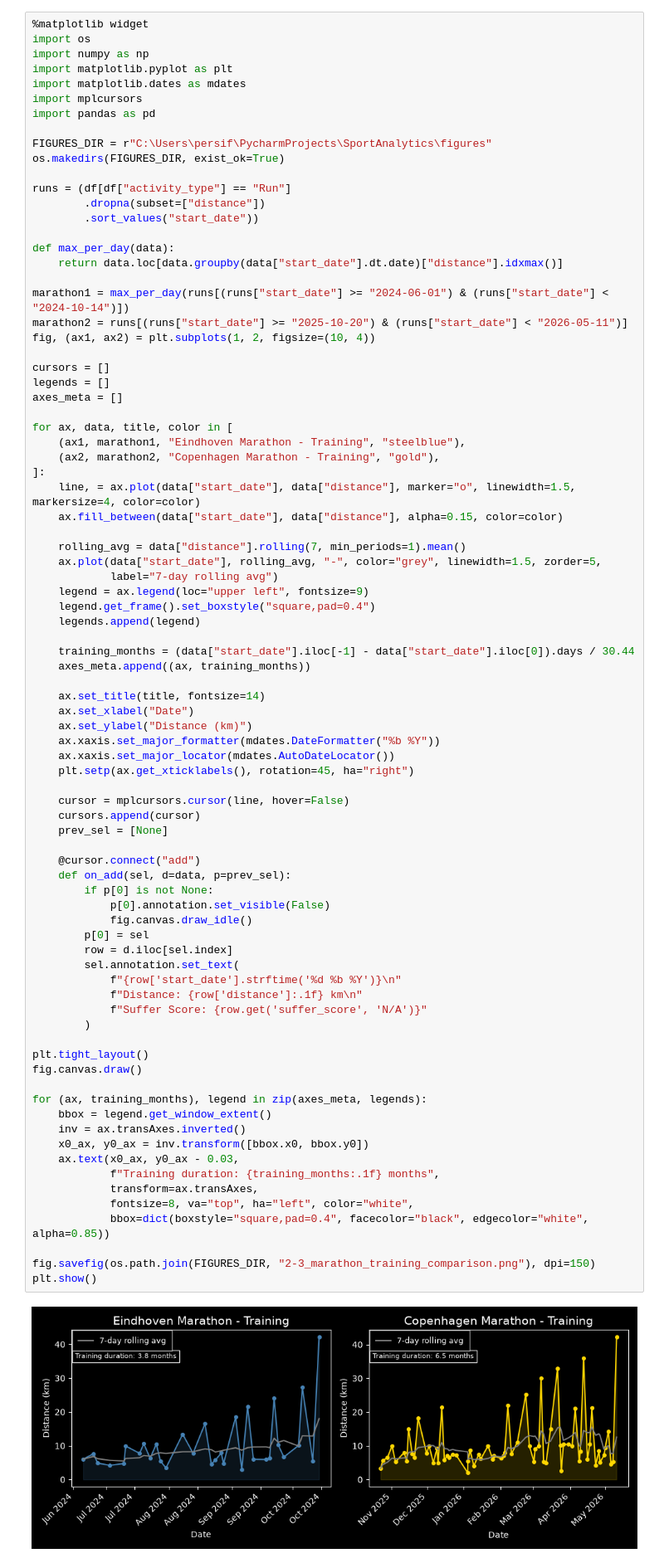
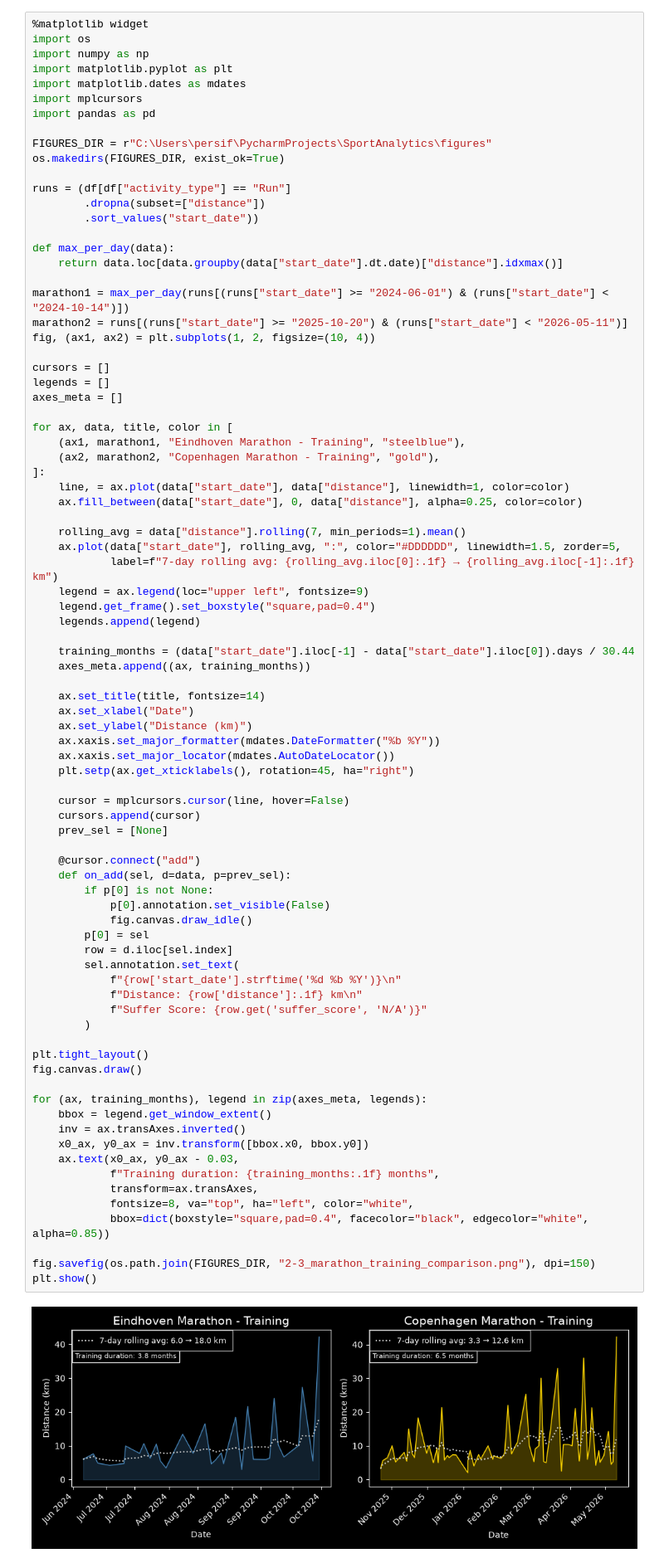
Before and after one commit to PersiFederico/SportAnalytics, a Jupyter notebook: Strava_Analytics.ipynb, the cells around one changed output. Shown at 83% size. Saved outputs shown, nothing was run; the diff lists cells and outputs as text.

```diff
--- a/Strava_Analytics.ipynb
+++ b/Strava_Analytics.ipynb
@@ -276,12 +276,12 @@ for ax, data, title, color in [
     (ax1, marathon1, "Eindhoven Marathon - Training", "steelblue"),
     (ax2, marathon2, "Copenhagen Marathon - Training", "gold"),
 ]:
-    line, = ax.plot(data["start_date"], data["distance"], marker="o", linewidth=1.5, markersize=4, color=color)
-    ax.fill_between(data["start_date"], data["distance"], alpha=0.15, color=color)
+    line, = ax.plot(data["start_date"], data["distance"], linewidth=1, color=color)
+    ax.fill_between(data["start_date"], 0, data["distance"], alpha=0.25, color=color)
 
     rolling_avg = data["distance"].rolling(7, min_periods=1).mean()
-    ax.plot(data["start_date"], rolling_avg, "-", color="grey", linewidth=1.5, zorder=5,
-            label="7-day rolling avg")
+    ax.plot(data["start_date"], rolling_avg, ":", color="#DDDDDD", linewidth=1.5, zorder=5,
+            label=f"7-day rolling avg: {rolling_avg.iloc[0]:.1f} → {rolling_avg.iloc[-1]:.1f} km")
     legend = ax.legend(loc="upper left", fontsize=9)
     legend.get_frame().set_boxstyle("square,pad=0.4")
     legends.append(legend)
@@ -302,34 +302,34 @@ for ax, data, title, color in [
 
     @cursor.connect("add")
     def on_add(sel, d=data, p=prev_sel):
         if p[0] is not None:
             p[0].annotation.set_visible(False)
             fig.canvas.draw_idle()
         p[0] = sel
         row = d.iloc[sel.index]
         sel.annotation.set_text(
             f"{row['start_date'].strftime('%d %b %Y')}\n"
             f"Distance: {row['distance']:.1f} km\n"
             f"Suffer Score: {row.get('suffer_score', 'N/A')}"
         )
 
 plt.tight_layout()
 fig.canvas.draw()
 
 for (ax, training_months), legend in zip(axes_meta, legends):
     bbox = legend.get_window_extent()
     inv = ax.transAxes.inverted()
     x0_ax, y0_ax = inv.transform([bbox.x0, bbox.y0])
     ax.text(x0_ax, y0_ax - 0.03,
             f"Training duration: {training_months:.1f} months",
             transform=ax.transAxes,
             fontsize=8, va="top", ha="left", color="white",
             bbox=dict(boxstyle="square,pad=0.4", facecolor="black", edgecolor="white", alpha=0.85))
 
 fig.savefig(os.path.join(FIGURES_DIR, "2-3_marathon_training_comparison.png"), dpi=150)
 plt.show()
 # %% [output]
-[figure, old version]
+[figure, new version]
 # %% [markdown]
 ## 2.4 Marathon Training Trajectory Comparison
 Weekly peak run distance and monthly total volume plotted on a shared training timeline, allowing direct comparison of how each marathon build-up progressed from month one to race day.
```
Also changed, not shown: parts of 2 cells of this notebook.
